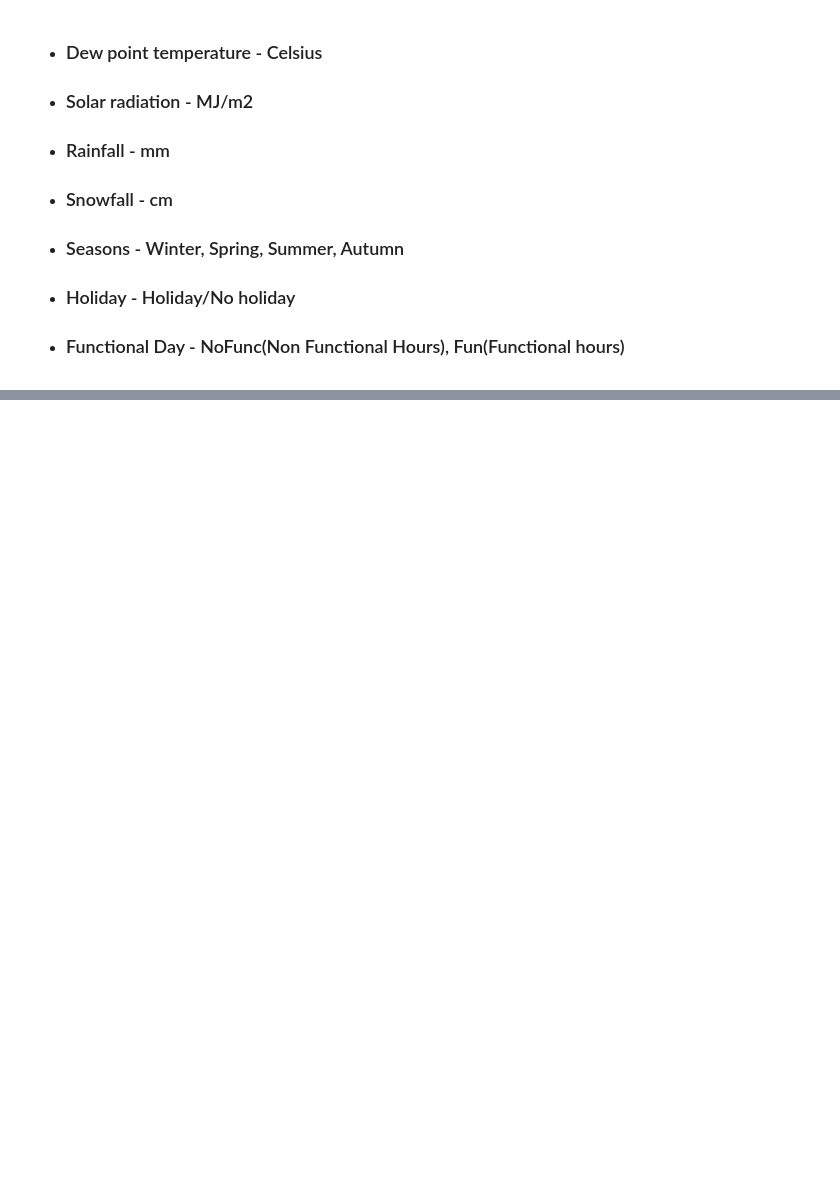
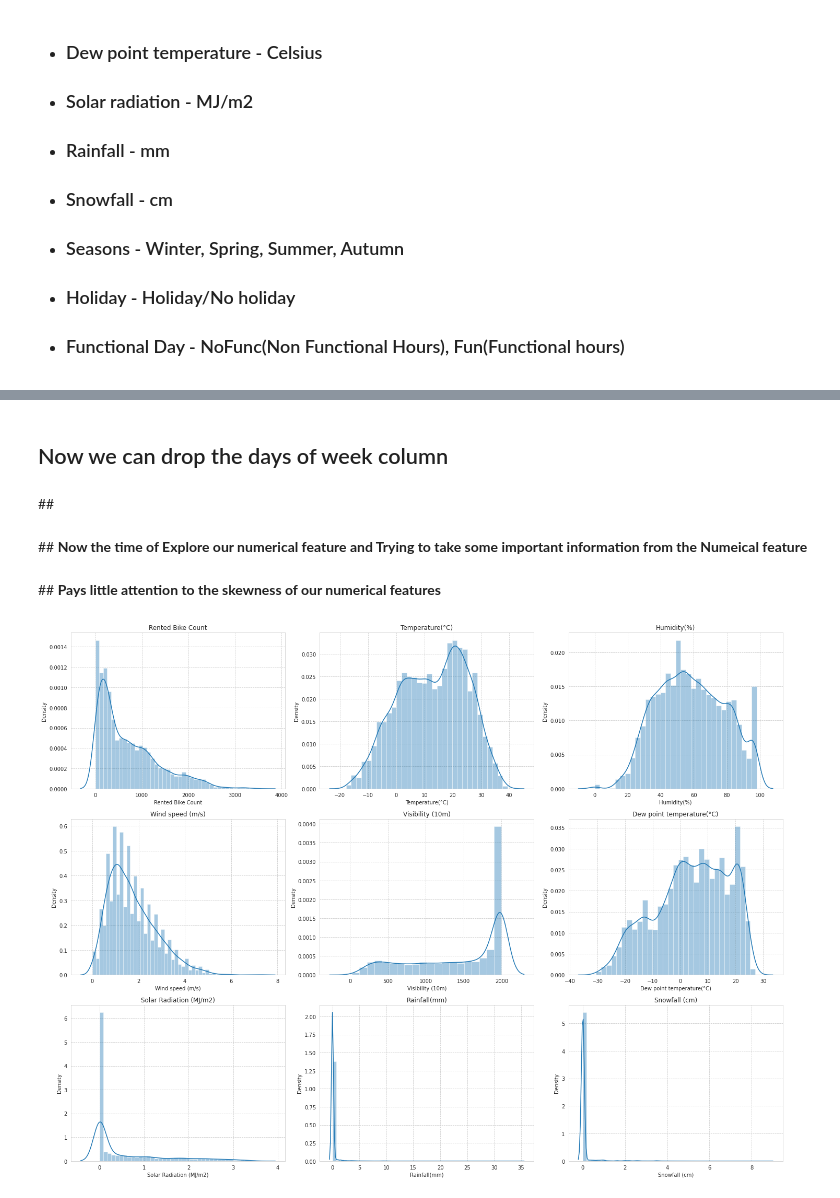
Before and after one commit to syedsharin/Seoul-Bike-Sharing-Demand-Prediction, a Jupyter notebook: Bike_Sharing_Demand_Prediction_Capstone_Project.ipynb, the cells around one changed output, grey strips where cells are left out. Cells and saved outputs as stored; diff of their text form; code cells hidden in the pictures; blank space fills up the shorter version.

```diff
--- a/Bike_Sharing_Demand_Prediction_Capstone_Project.ipynb
+++ b/Bike_Sharing_Demand_Prediction_Capstone_Project.ipynb
@@ -120,0 +291,24 @@ df.head()
+# %% [markdown]
+## Now we can drop the days of week column
+# %%
+# droping the days of week column from df and from categorical feature
+df.drop(columns=['day_of_week'], inplace=True)
+categorical_features.drop(columns=['day_of_week'], inplace=True)
+# %% [markdown]
+##<b>
+# %% [markdown]
+##<b> Now the time of Explore our numerical feature and Trying to take some important information from the Numeical feature
+# %% [markdown]
+##<b> Pays little attention to the skewness of our numerical features
+# %%
+# Distrubution of Data
+n=1
+plt.figure(figsize=(20,15))
+for i in numeric_features.columns:
+  plt.subplot(3,3,n)
+  n=n+1
+  sns.distplot(df[i])
+  plt.title(i)
+  plt.tight_layout()
+# %% [output]
+[figure, added]
```
Also changed, not shown: parts of 121 cells of this notebook.
